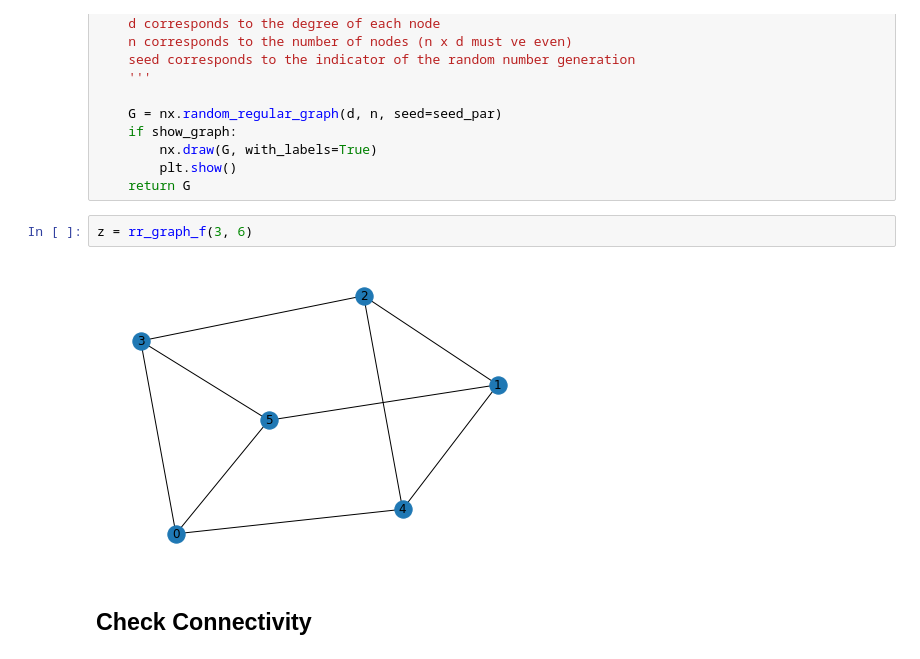
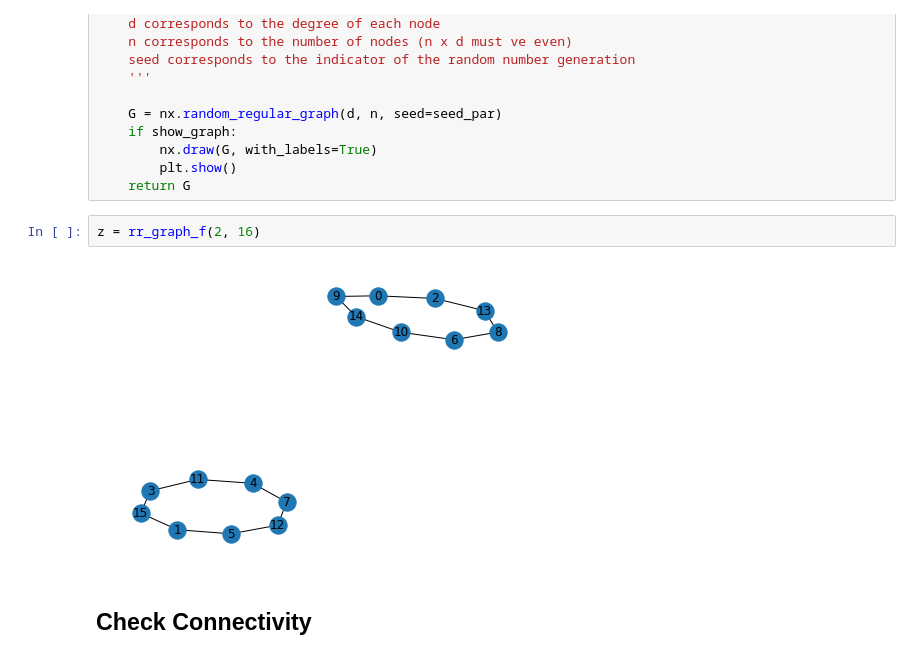
Before and after one commit to brauliovillalobos/Networking-for-Big-Data-Data-Centers-HW1-1047223, a Jupyter notebook: HW1_NBD_DataCenters.ipynb, the cells around one changed output. Saved outputs shown, nothing was run; the diff lists cells and outputs as text.

```diff
--- a/HW1_NBD_DataCenters.ipynb
+++ b/HW1_NBD_DataCenters.ipynb
@@ -46,9 +47,9 @@ def rr_graph_f(d,n,seed_par = None,show_graph=True):
         plt.show()
     return G
 # %%
-z = rr_graph_f(3, 6)
+z = rr_graph_f(2, 16)
 # %% [output]
-[figure, old version]
+[figure, new version]
 # %% [markdown]
 ## Check Connectivity
 # %% [markdown]
```
Also changed, not shown: parts of 9 cells of this notebook.
